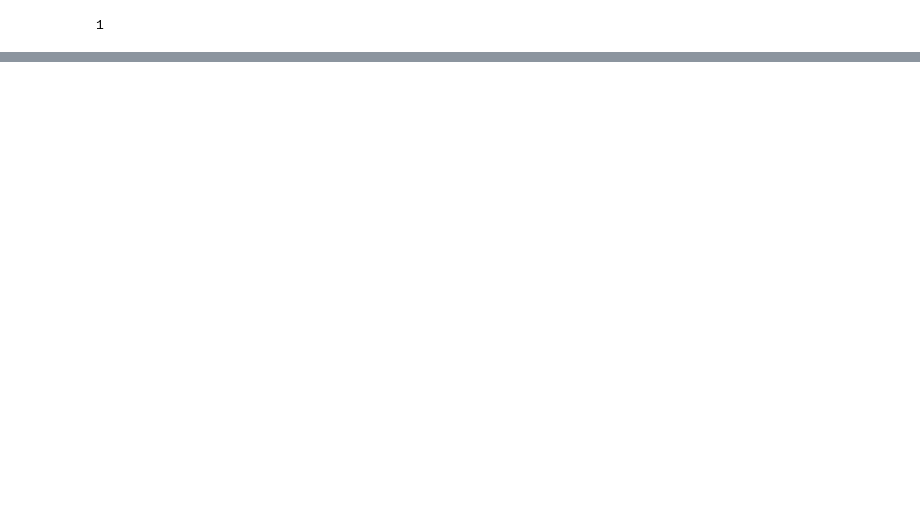
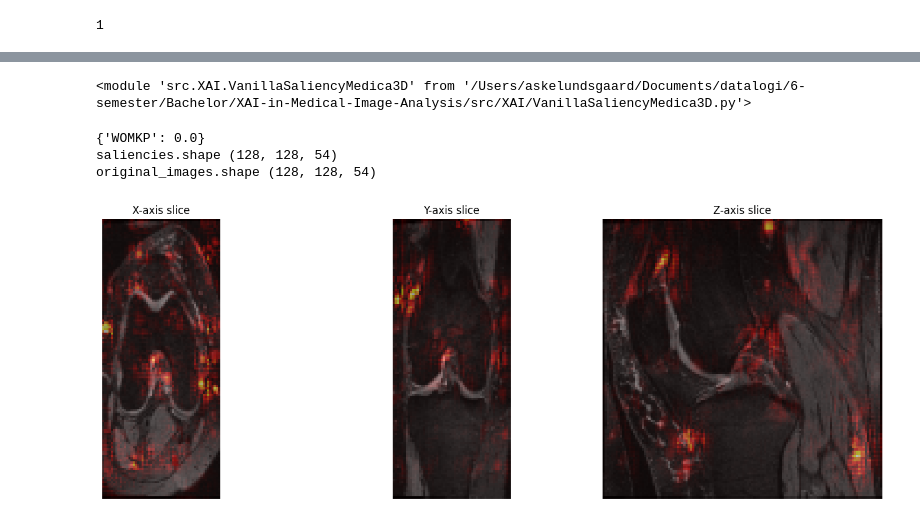
Before and after one commit to a-lundsgaard/XAI-in-Medical-Image-Analysis, a Jupyter notebook: notebooks/3d_resnet.ipynb, the cells around one changed output, grey strips where cells are left out. Drawn from its saved outputs; the diff is of its cells as text; code cells hidden in the pictures; blank space fills up the shorter version.

```diff
--- a/notebooks/3d_resnet.ipynb
+++ b/notebooks/3d_resnet.ipynb
@@ -53,16 +56,14 @@ transforms = [
             ScaleIntensityd(keys=["image"]),
             ToTensord(keys=["image"]),
             # NormalizeIntensityD(keys=["image"], nonzero=True, channel_wise=True),
-            ToTensord(keys=["image"]),
+            # ToTensord(keys=["image"]),
         ]
 # %%
 dataset = 'niftiShort'
 data_path = '../datasets/nifti/'
 data_dir = f'{data_path}{dataset}'
 
-
-
-data_dir = 'C:/Users/askel/Downloads/NIFTY/NIFTY/'
+# data_dir = 'C:/Users/askel/Downloads/NIFTY/NIFTY/'
 # max = 8876
 dim = 384
 data_loader = NiftiDataLoader(data_dir=data_dir,
@@ -78,5 +79,5 @@ data_loader = NiftiDataLoader(data_dir=data_dir,
 #data_loader.load_data(subset_size=4400, cache="standard")
 # data_loader.load_data(subset_size=8875, cache="standard")
 # data_loader.load_data(cache="persistent")
-data_loader.load_data(cache="smart")
+data_loader.load_data(cache="standard")
 # %% [output]
@@ -112,7 +111,7 @@ model = MonaiMedicalResNet(
     pretrained=True
 )
 
-# model.load_model('MedicalResNetModel_18_6212_epoch_38.pth')
-model.train()
-model.evaluate()
+model.load_model('MonaiMedicalResNet_18_1419_height_torch.Size([4, 1, 128, 128, 54])_epoch_30_val_8.15_r2_8.15.pth')
+# model.train()
+model.evaluate(loader=data_loader.train_loader)
 # %% [output]
@@ -130,3 +136,19 @@ KeyboardInterrupt:
 # evaluate with the best model
 # model.load_model('MedicalResNetModel_18_487_height_384_epoch_34_val_0.13.pth')
 # model.evaluate()
+# %%
+from src.XAI.VanillaSaliencyMedica3D import VanillaSaliency3D
+importlib.reload(sys.modules['src.XAI.VanillaSaliencyMedica3D'])
+# %% [output]
+<module 'src.XAI.VanillaSaliencyMedica3D' from '/Users/askelundsgaard/Documents/datalogi/6-semester/Bachelor/XAI-in-Medical-Image-Analysis/src/XAI/VanillaSaliencyMedica3D.py'>
+# %%
+saliency = VanillaSaliency3D(modelWrapper=model)
+saliency.generate_map(index=0)
+
+# for i in range(0, 1):
+#     saliency.generate_map(index=i)
+# %% [output]
+{'WOMKP': 0.0}
+saliencies.shape (128, 128, 54)
+original_images.shape (128, 128, 54)
+[figure, added]
```
Also changed, not shown: parts of 5 cells of this notebook, 28 other files.
